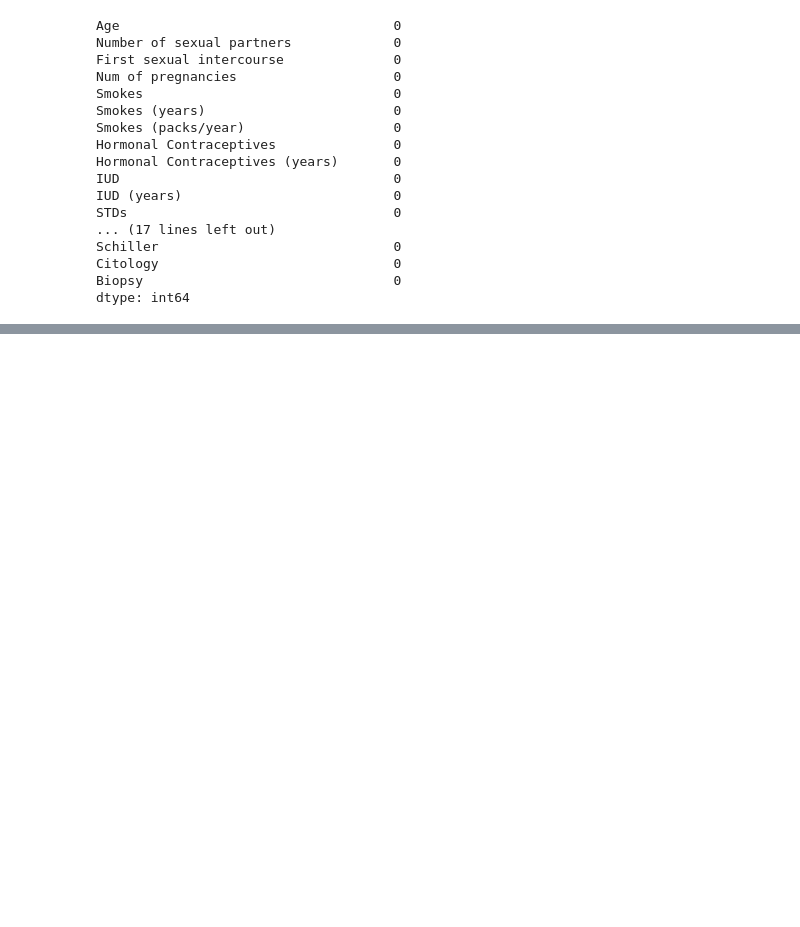
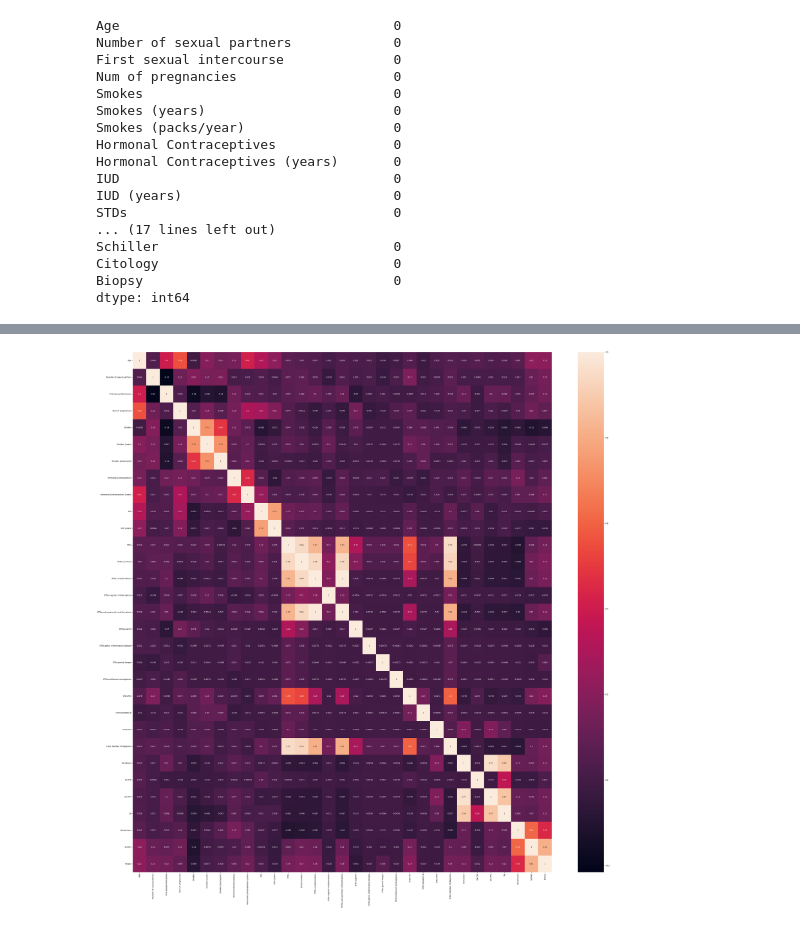
Before and after one commit to depanshu357/CS253-Assignments, a Jupyter notebook: CS253PythonAssignment.ipynb, the cells around one changed output, grey strips where cells are left out. Cells and saved outputs as stored; diff of their text form; code cells hidden in the pictures; blank space fills up the shorter version.

```diff
--- a/CS253PythonAssignment.ipynb
+++ b/CS253PythonAssignment.ipynb
@@ -331,0 +369,7 @@ Recall: 0.700
+# %%
+corr_matrix = X_resampled.corr()
+plt.figure(figsize=(50, 50))
+sns.heatmap(corr_matrix, annot=True)
+plt.show()
+# %% [output]
+[figure, added]
```
Also changed, not shown: parts of 14 cells of this notebook.
